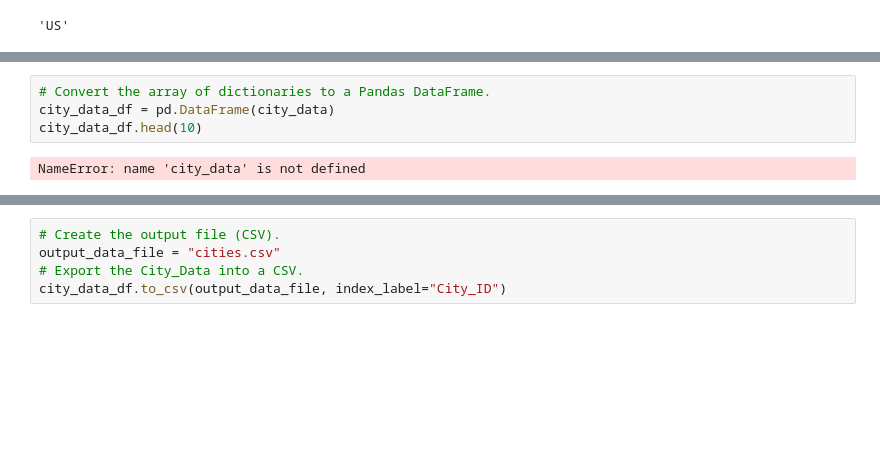
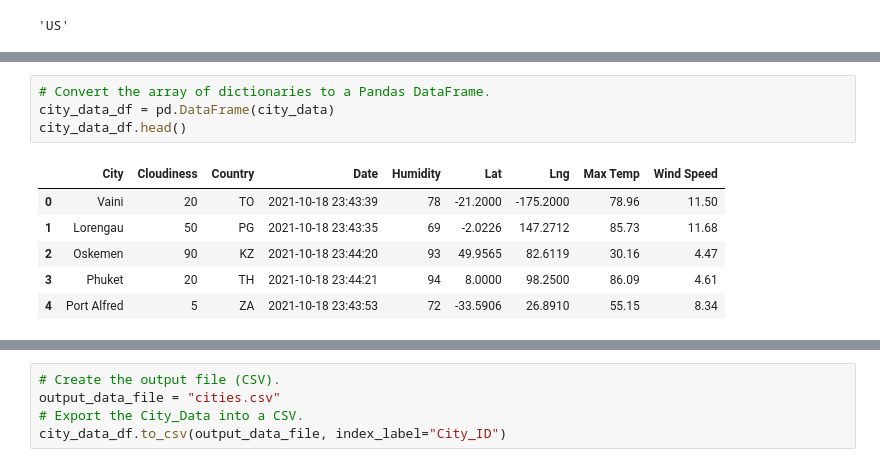
Before and after one commit to Francisco170594/World_Weather_Analysis, a Jupyter notebook: weather_data/WeatherPy_create_csv.ipynb, the cells around one changed output, grey strips where cells are left out. Cells and saved outputs as stored; diff of their text form; blank space fills up the shorter version.

```diff
--- a/weather_data/WeatherPy_create_csv.ipynb
+++ b/weather_data/WeatherPy_create_csv.ipynb
@@ -235,9 +237,14 @@ Processing Record 21 of Set 7 | avera
 # %%
 # Convert the array of dictionaries to a Pandas DataFrame.
 city_data_df = pd.DataFrame(city_data)
-city_data_df.head(10)
+city_data_df.head()
 # %% [output]
-NameError: name 'city_data' is not defined
+|  | City | Cloudiness | Country | Date | Humidity | Lat | Lng | Max Temp | Wind Speed |
+| 0 | Vaini | 20 | TO | 2021-10-18 23:43:39 | 78 | -21.2000 | -175.2000 | 78.96 | 11.50 |
+| 1 | Lorengau | 50 | PG | 2021-10-18 23:43:35 | 69 | -2.0226 | 147.2712 | 85.73 | 11.68 |
+| 2 | Oskemen | 90 | KZ | 2021-10-18 23:44:20 | 93 | 49.9565 | 82.6119 | 30.16 | 4.47 |
+| 3 | Phuket | 20 | TH | 2021-10-18 23:44:21 | 94 | 8.0000 | 98.2500 | 86.09 | 4.61 |
+| 4 | Port Alfred | 5 | ZA | 2021-10-18 23:43:53 | 72 | -33.5906 | 26.8910 | 55.15 | 8.34 |
 # %%
 new_column_order = ["City", "Country", "Date","Lat","Lng","Max Temp","Humidity","Cloudiness","Wind Speed"]
 city_data_df = city_data_df[new_column_order]
```
Also changed, not shown: parts of 9 cells of this notebook, 12 other files.
